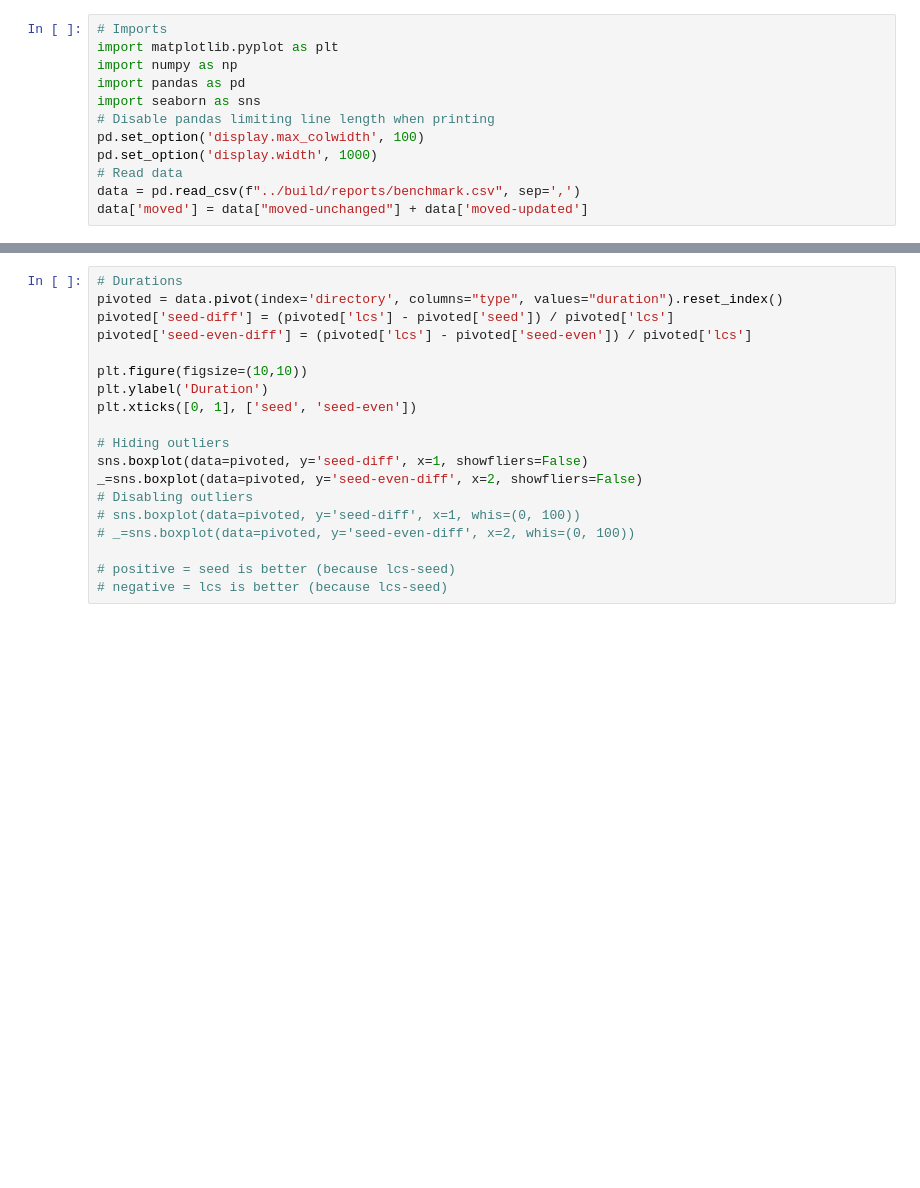
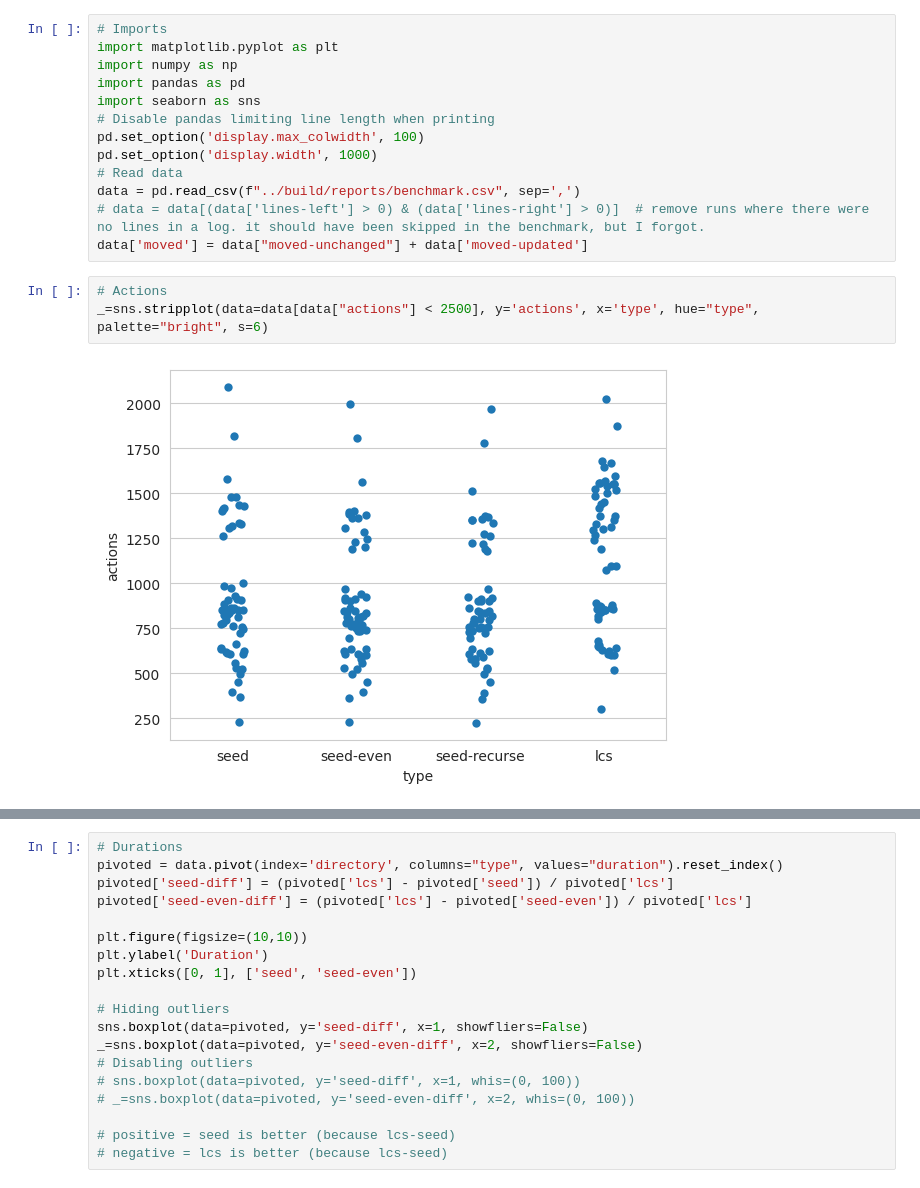
Before and after one commit to labri-progress/cidiff, a Jupyter notebook: python/benchmark.ipynb, the cells around one changed output, grey strips where cells are left out. Saved outputs shown, nothing was run; the diff lists cells and outputs as text; blank space fills up the shorter version.

```diff
--- a/python/benchmark.ipynb
+++ b/python/benchmark.ipynb
@@ -9,7 +9,13 @@ pd.set_option('display.max_colwidth', 100)
 pd.set_option('display.width', 1000)
 # Read data
 data = pd.read_csv(f"../build/reports/benchmark.csv", sep=',')
+# data = data[(data['lines-left'] > 0) & (data['lines-right'] > 0)]  # remove runs where there were no lines in a log. it should have been skipped in the benchmark, but I forgot.
 data['moved'] = data["moved-unchanged"] + data['moved-updated']
+# %%
+# Actions
+_=sns.stripplot(data=data[data["actions"] < 2500], y='actions', x='type', hue="type", palette="bright", s=6)
+# %% [output]
+[figure, added]
 # %%
 # Actions
 pivoted = data.pivot(index='directory', columns="type", values="actions").reset_index()
```
Also changed, not shown: parts of 2 cells of this notebook, 2 other files.
